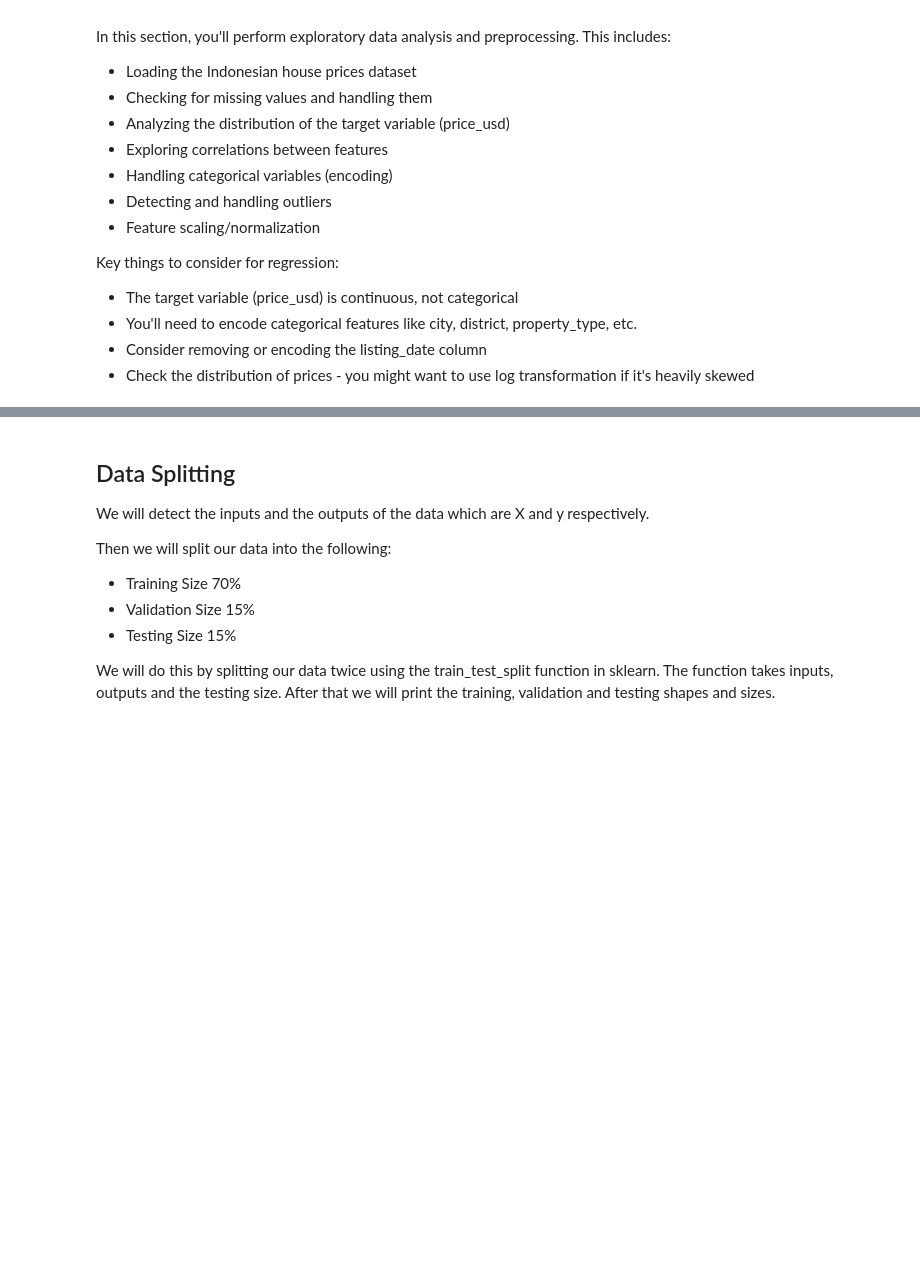
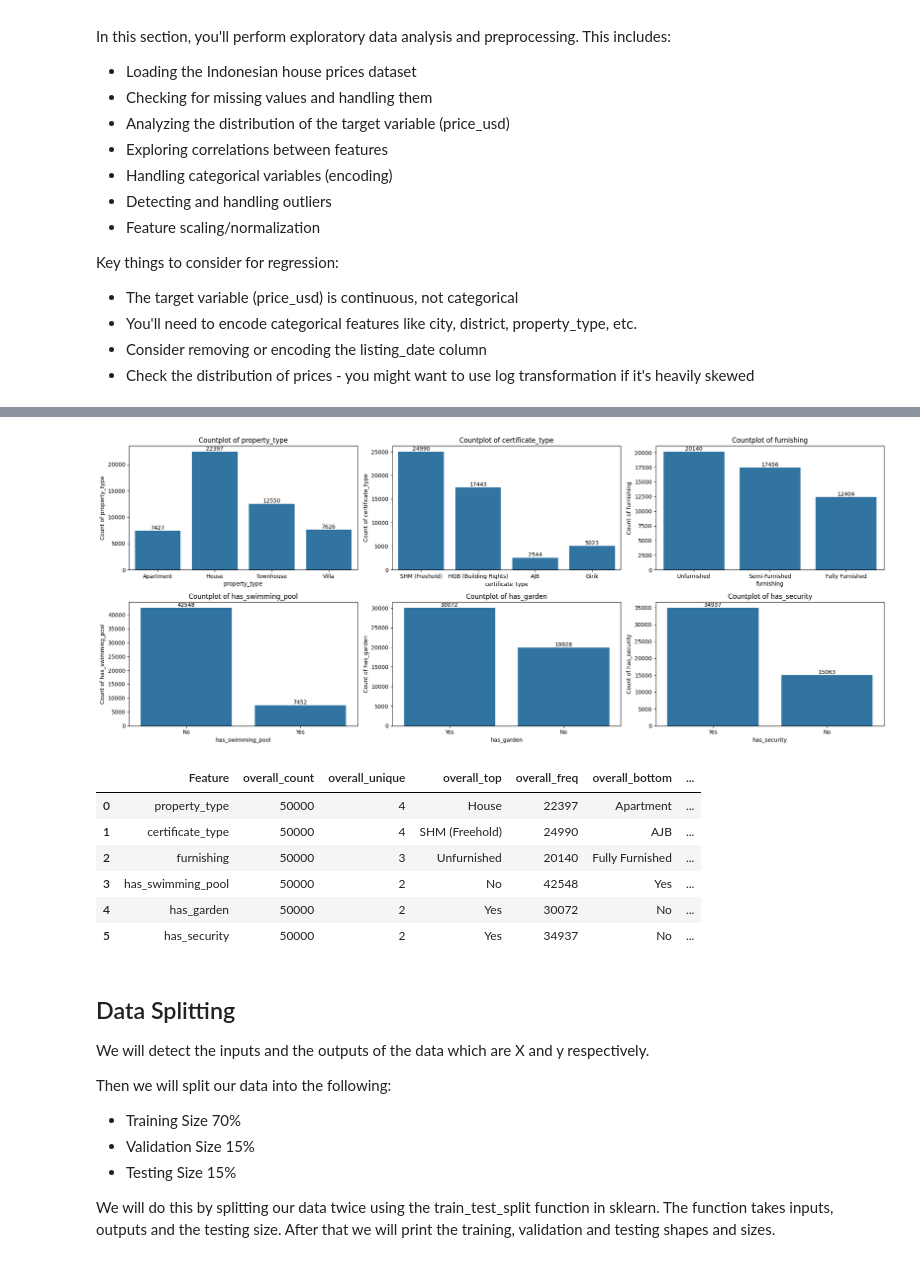
Before and after one commit to mcikalmerdeka/pytorch-learning, a Jupyter notebook: house_price_regression/main.ipynb, the cells around one changed output, grey strips where cells are left out. Cells and saved outputs as stored; diff of their text form; code cells hidden in the pictures; blank space fills up the shorter version.

```diff
--- a/house_price_regression/main.ipynb
+++ b/house_price_regression/main.ipynb
@@ -142,3 +146,22 @@ display(numerical_summary)
+# %%
+# Checking the distribution and statistical summary of the categorical values
+from utils import describe_categorical_combined, plot_dynamic_countplot
+
+# Countplot function implementation
+plot_dynamic_countplot(df=df, col_series=[col for col in cats_cols if col != "city"], ncols=3, figsize=(20, 8))
+
+# Display the overall statistics for categorical columns
+categorical_summary = describe_categorical_combined(df, cats_cols)
+display(categorical_summary)
+# %% [output]
+[figure, added]
+|  | Feature | overall_count | overall_unique | overall_top | overall_freq | overall_bottom | ... |
+| 0 | property_type | 50000 | 4 | House | 22397 | Apartment | ... |
+| 1 | certificate_type | 50000 | 4 | SHM (Freehold) | 24990 | AJB | ... |
+| 2 | furnishing | 50000 | 3 | Unfurnished | 20140 | Fully Furnished | ... |
+| 3 | has_swimming_pool | 50000 | 2 | No | 42548 | Yes | ... |
+| 4 | has_garden | 50000 | 2 | Yes | 30072 | No | ... |
+| 5 | has_security | 50000 | 2 | Yes | 34937 | No | ... |
 # %%
 # TODO: Add your preprocessing steps here
 # Examples:
```
Also changed, not shown: parts of 3 cells of this notebook.
